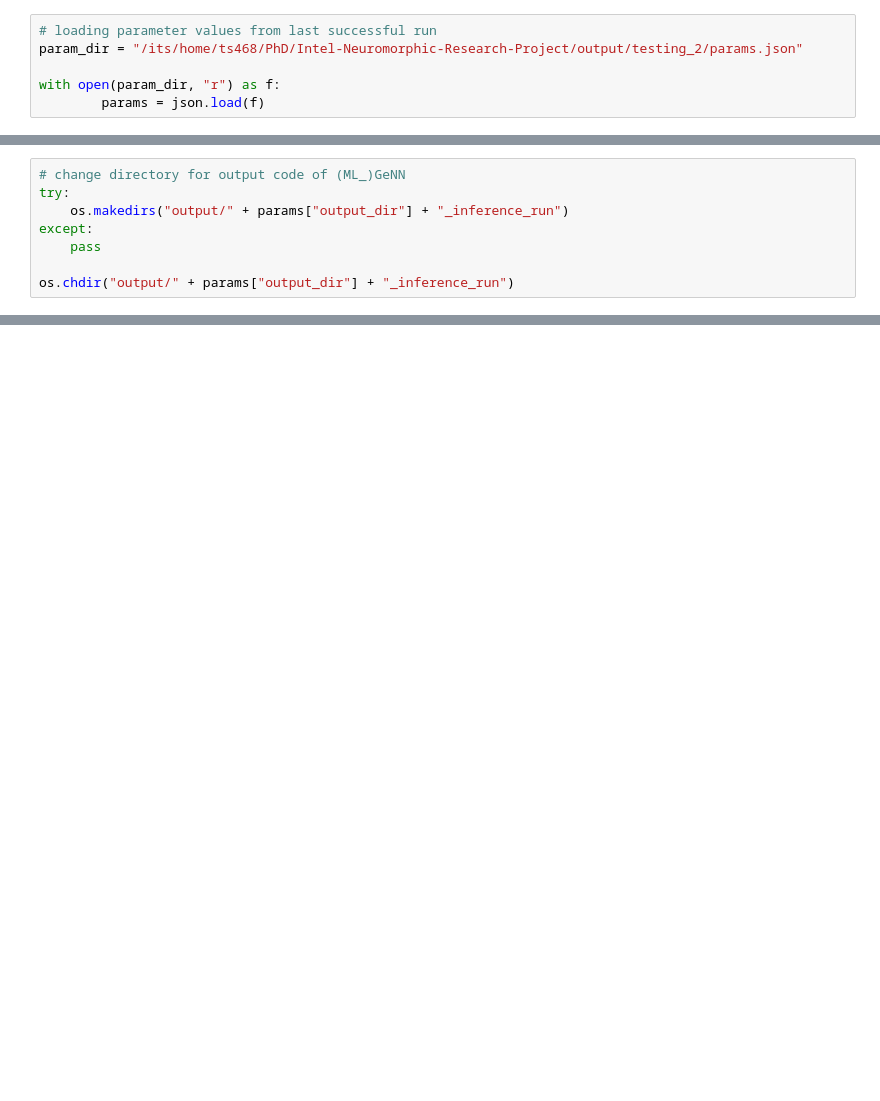
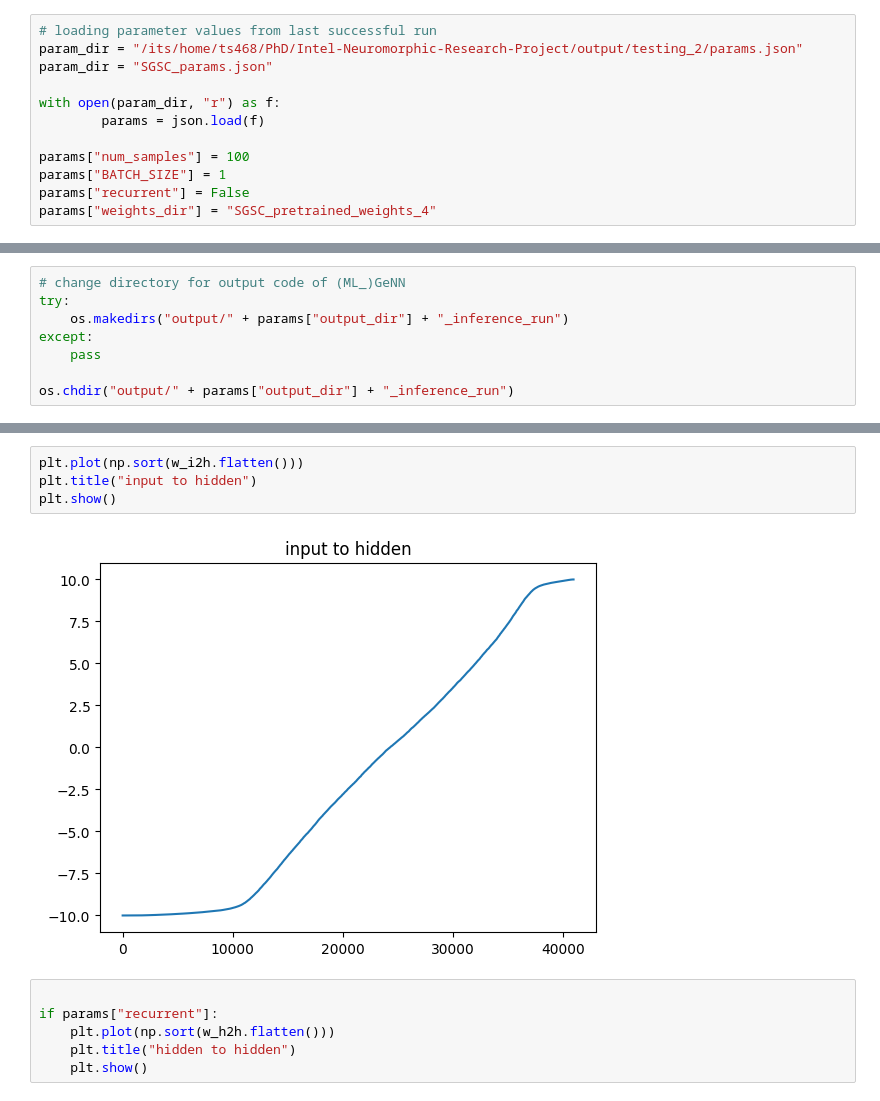
Before and after one commit to thomasshoesmith/Intel-Neuromorphic-Research-Project, a Jupyter notebook: SGSC_genn_inference.ipynb, the cells around one changed output, grey strips where cells are left out. Drawn from its saved outputs; the diff is of its cells as text; blank space fills up the shorter version.

```diff
--- a/SGSC_genn_inference.ipynb
+++ b/SGSC_genn_inference.ipynb
@@ -27,6 +29,12 @@ sample_id = 0
 # %%
 # loading parameter values from last successful run
 param_dir = "/its/home/ts468/PhD/Intel-Neuromorphic-Research-Project/output/testing_2/params.json"
+param_dir = "SGSC_params.json"
 
 with open(param_dir, "r") as f:
         params = json.load(f)
+
+params["num_samples"] = 100
+params["BATCH_SIZE"] = 1
+params["recurrent"] = False
+params["weights_dir"] = "SGSC_pretrained_weights_4"
@@ -176,0 +243,12 @@ plt.show()
+# %%
+plt.plot(np.sort(w_i2h.flatten()))
+plt.title("input to hidden")
+plt.show()
+# %% [output]
+[figure, added]
+# %%
+
+if params["recurrent"]:
+    plt.plot(np.sort(w_h2h.flatten()))
+    plt.title("hidden to hidden")
+    plt.show()
```
Also changed, not shown: parts of 12 cells of this notebook, 2 other files.
